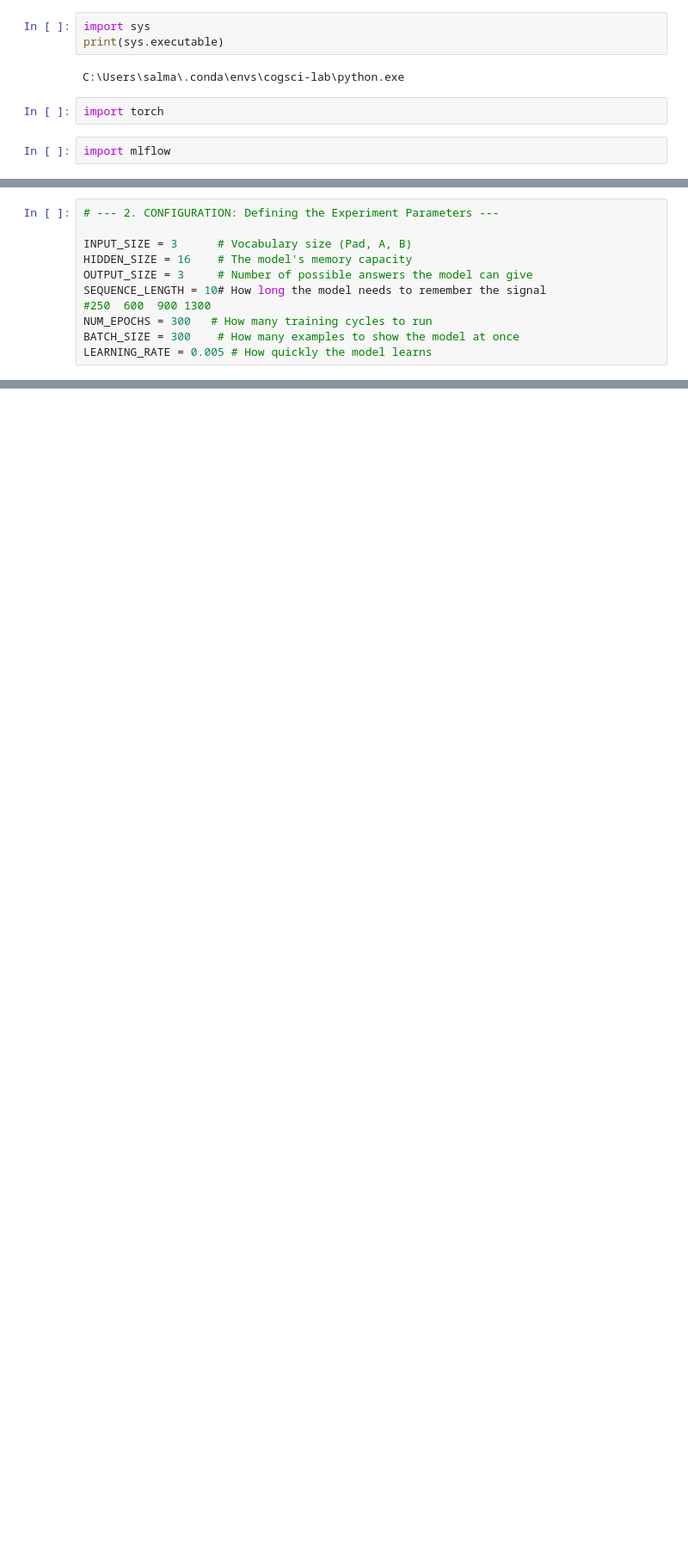
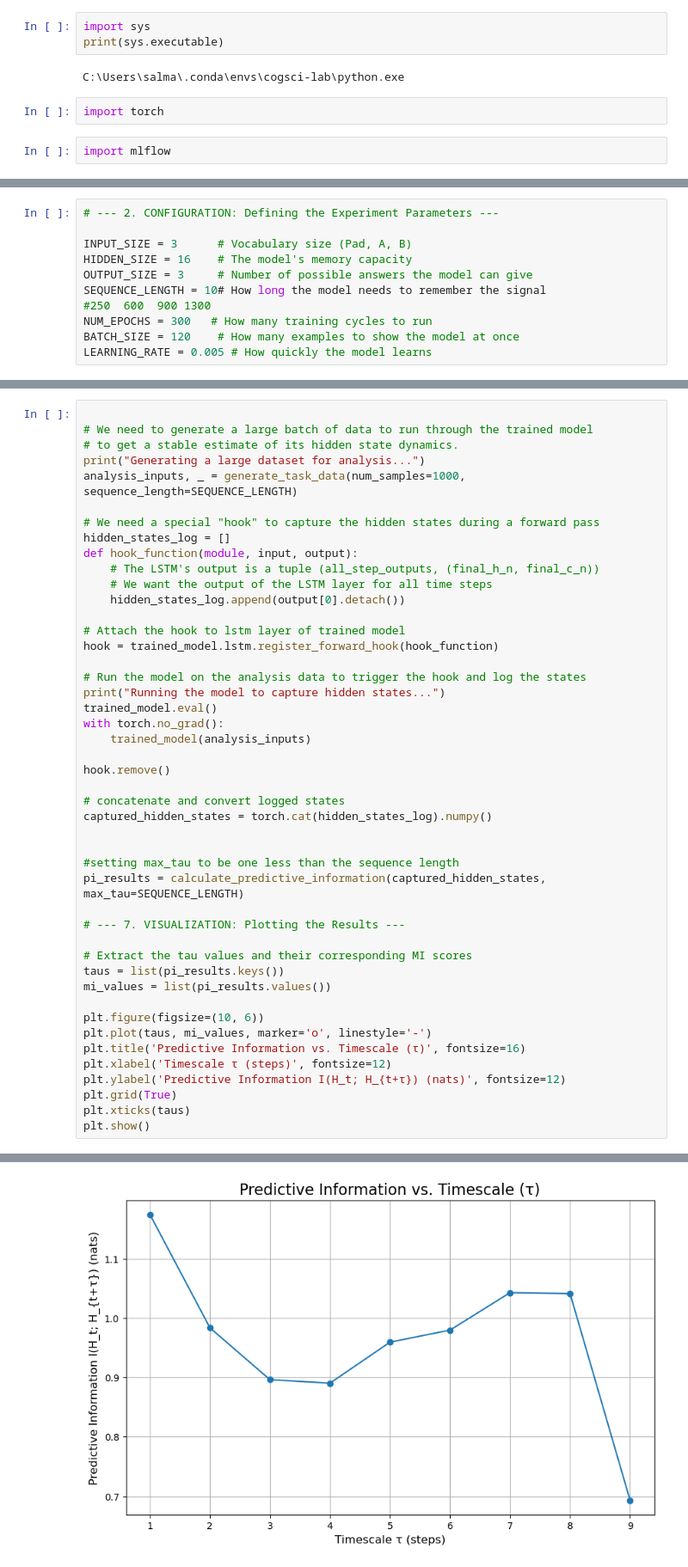
Before and after one commit to salmaelhanchi/cog_lab, a Jupyter notebook: run_experiment.ipynb, the cells around one changed output, grey strips where cells are left out. Shown: that part at 86% size. Cells and saved outputs as stored; diff of their text form; blank space fills up the shorter version.

Commit message:
update_experiement_with_next_step

```diff
--- a/run_experiment.ipynb
+++ b/run_experiment.ipynb
@@ -23,7 +23,7 @@ OUTPUT_SIZE = 3     # Number of possible answers the model can give
 SEQUENCE_LENGTH = 10# How long the model needs to remember the signal
 #250  600  900 1300
 NUM_EPOCHS = 300   # How many training cycles to run
-BATCH_SIZE = 300    # How many examples to show the model at once
+BATCH_SIZE = 120    # How many examples to show the model at once
 LEARNING_RATE = 0.005 # How quickly the model learns
 # %%
 # --- Branch 1: MLflow Setup _ Last cell---
@@ -215,0 +217,47 @@ The model's final prediction was:     'B'
+# %%
+
+# We need to generate a large batch of data to run through the trained model
+# to get a stable estimate of its hidden state dynamics.
+print("Generating a large dataset for analysis...")
+analysis_inputs, _ = generate_task_data(num_samples=1000, sequence_length=SEQUENCE_LENGTH)
+
+# We need a special "hook" to capture the hidden states during a forward pass
+hidden_states_log = []
+def hook_function(module, input, output):
+    # The LSTM's output is a tuple (all_step_outputs, (final_h_n, final_c_n))
+    # We want the output of the LSTM layer for all time steps
+    hidden_states_log.append(output[0].detach())
+
+# Attach the hook to lstm layer of trained model
+hook = trained_model.lstm.register_forward_hook(hook_function)
+
+# Run the model on the analysis data to trigger the hook and log the states
+print("Running the model to capture hidden states...")
+trained_model.eval()
+with torch.no_grad():
+    trained_model(analysis_inputs)
+
+hook.remove()
+
+# concatenate and convert logged states
+captured_hidden_states = torch.cat(hidden_states_log).numpy()
+
+
+#setting max_tau to be one less than the sequence length
+pi_results = calculate_predictive_information(captured_hidden_states, max_tau=SEQUENCE_LENGTH)
+
+# --- 7. VISUALIZATION: Plotting the Results ---
+
+# Extract the tau values and their corresponding MI scores
+taus = list(pi_results.keys())
+mi_values = list(pi_results.values())
+
+plt.figure(figsize=(10, 6))
+plt.plot(taus, mi_values, marker='o', linestyle='-')
+plt.title('Predictive Information vs. Timescale (τ)', fontsize=16)
+plt.xlabel('Timescale τ (steps)', fontsize=12)
+plt.ylabel('Predictive Information I(H_t; H_{t+τ}) (nats)', fontsize=12)
+plt.grid(True)
+plt.xticks(taus)
+plt.show()
+# %% [output]
@@ -215,0 +278 @@ The model's final prediction was:     'B'
+[figure, added]
```
Also changed, not shown: parts of 6 cells of this notebook.
